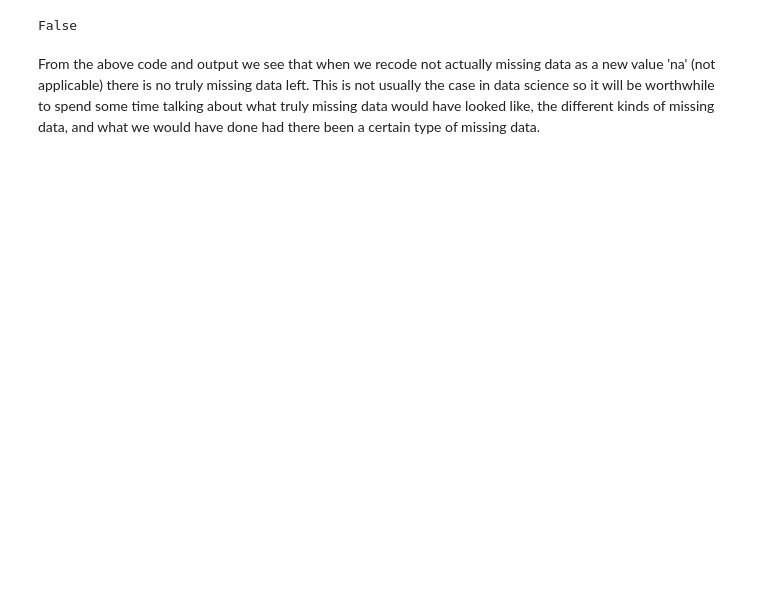
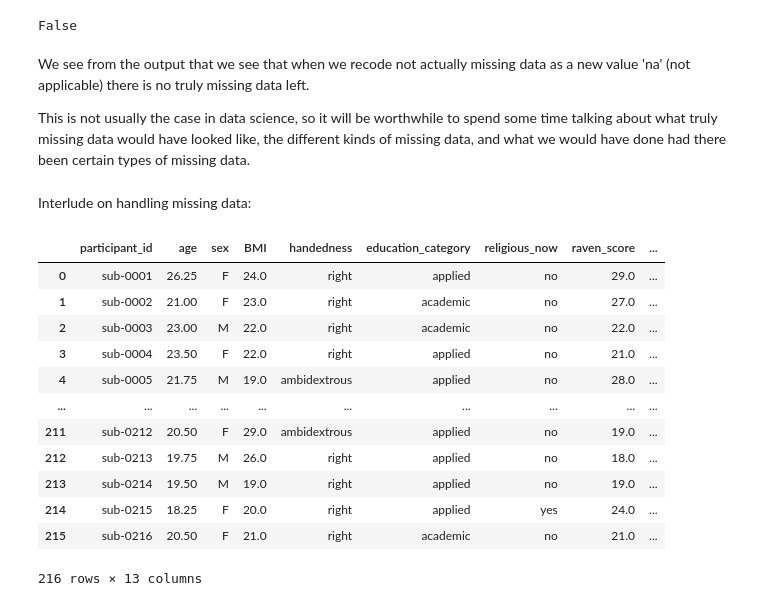
Before and after one commit to LIKarpa/LIKarpa.github.io, a Jupyter notebook: Final Tutorial.ipynb, the cells around one changed output. Drawn from its saved outputs; the diff is of its cells as text; code cells hidden in the pictures; blank space fills up the shorter version.

Commit message:
cleaned data described.

```diff
--- a/Final Tutorial.ipynb
+++ b/Final Tutorial.ipynb
@@ -161,4 +180,24 @@ df_subjects.isnull().values.any()
 # %% [output]
 False
 # %% [markdown]
-From the above code and output we see that when we recode not actually missing data as a new value 'na' (not applicable) there is no truly missing data left. This is not usually the case in data science so it will be worthwhile to spend some time talking about what truly missing data would have looked like, the different kinds of missing data, and what we would have done had there been a certain type of missing data.
+We see from the output that we see that when we recode not actually missing data as a new value 'na' (not applicable) there is no truly missing data left.
+
+This is not usually the case in data science, so it will be worthwhile to spend some time talking about what truly missing data would have looked like, the different kinds of missing data, and what we would have done had there been certain types of missing data.
+# %% [markdown]
+Interlude on handling missing data:
+# %%
+df_participants
+# %% [output]
+|  | participant_id | age | sex | BMI | handedness | education_category | religious_now | raven_score | ... |
+| 0 | sub-0001 | 26.25 | F | 24.0 | right | applied | no | 29.0 | ... |
+| 1 | sub-0002 | 21.00 | F | 23.0 | right | academic | no | 27.0 | ... |
+| 2 | sub-0003 | 23.00 | M | 22.0 | right | academic | no | 22.0 | ... |
+| 3 | sub-0004 | 23.50 | F | 22.0 | right | applied | no | 21.0 | ... |
+| 4 | sub-0005 | 21.75 | M | 19.0 | ambidextrous | applied | no | 28.0 | ... |
+| ... | ... | ... | ... | ... | ... | ... | ... | ... | ... |
+| 211 | sub-0212 | 20.50 | F | 29.0 | ambidextrous | applied | no | 19.0 | ... |
+| 212 | sub-0213 | 19.75 | M | 26.0 | right | applied | no | 18.0 | ... |
+| 213 | sub-0214 | 19.50 | M | 19.0 | right | applied | no | 19.0 | ... |
+| 214 | sub-0215 | 18.25 | F | 20.0 | right | applied | yes | 24.0 | ... |
+| 215 | sub-0216 | 20.50 | F | 21.0 | right | academic | no | 21.0 | ... |
+216 rows × 13 columns
```
Also changed, not shown: parts of 10 cells of this notebook.
